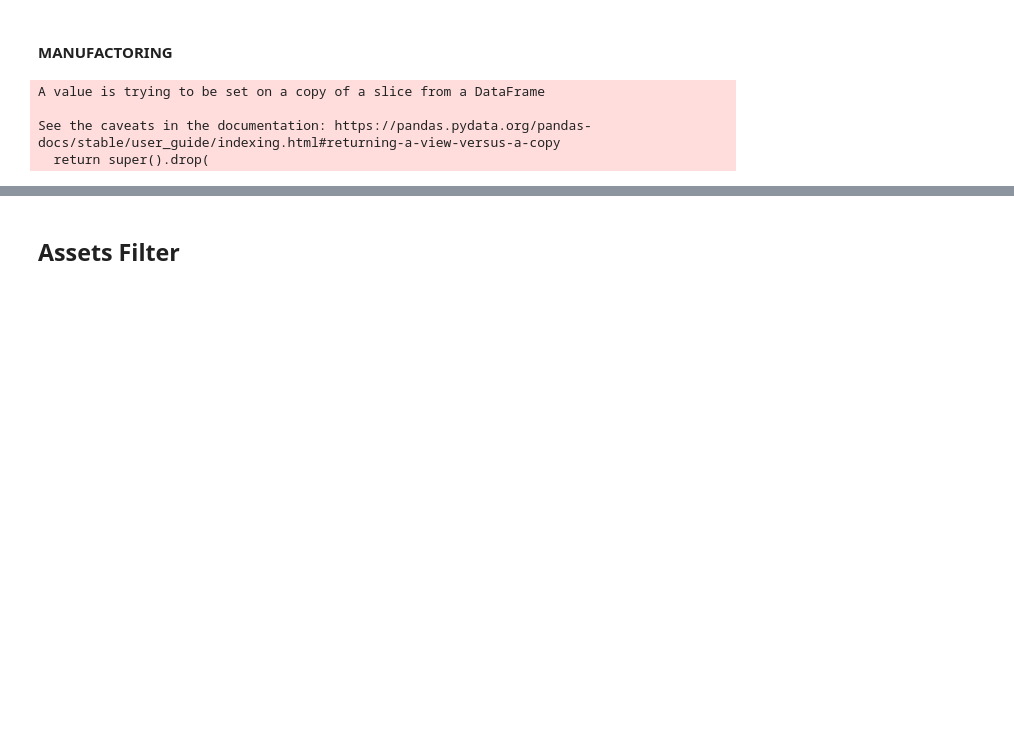
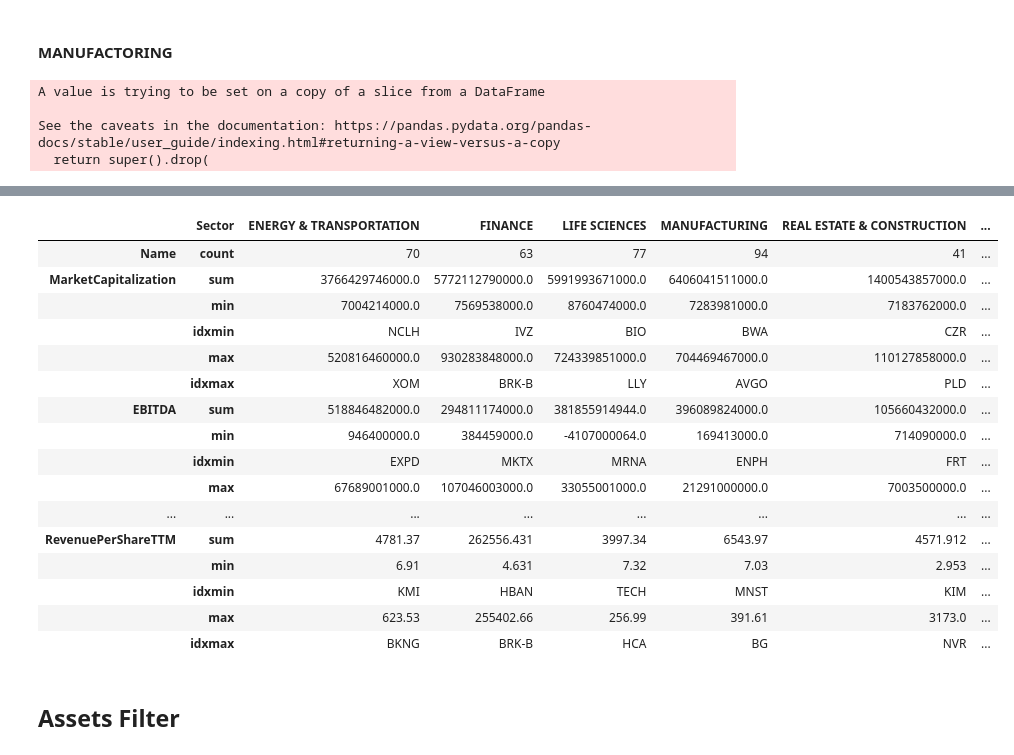
Before and after one commit to fadeeva/stock_market_research, a Jupyter notebook: Portfolio/Asset_Selection.ipynb, the cells around one changed output, grey strips where cells are left out. Saved outputs shown, nothing was run; the diff lists cells and outputs as text; code cells hidden in the pictures; blank space fills up the shorter version.

```diff
--- a/Portfolio/Asset_Selection.ipynb
+++ b/Portfolio/Asset_Selection.ipynb
@@ -1084,3 +1069,23 @@ data.groupby('Sector').agg({'Name': 'count',
+# %%
+summ_pv = pd.DataFrame(columns=summ.index, index=summ.columns, data=summ.to_numpy().transpose())
+# %% [output]
+|  | Sector | ENERGY & TRANSPORTATION | FINANCE | LIFE SCIENCES | MANUFACTURING | REAL ESTATE & CONSTRUCTION | ... |
+| Name | count | 70 | 63 | 77 | 94 | 41 | ... |
+| MarketCapitalization | sum | 3766429746000.0 | 5772112790000.0 | 5991993671000.0 | 6406041511000.0 | 1400543857000.0 | ... |
+|  | min | 7004214000.0 | 7569538000.0 | 8760474000.0 | 7283981000.0 | 7183762000.0 | ... |
+|  | idxmin | NCLH | IVZ | BIO | BWA | CZR | ... |
+|  | max | 520816460000.0 | 930283848000.0 | 724339851000.0 | 704469467000.0 | 110127858000.0 | ... |
+|  | idxmax | XOM | BRK-B | LLY | AVGO | PLD | ... |
+| EBITDA | sum | 518846482000.0 | 294811174000.0 | 381855914944.0 | 396089824000.0 | 105660432000.0 | ... |
+|  | min | 946400000.0 | 384459000.0 | -4107000064.0 | 169413000.0 | 714090000.0 | ... |
+|  | idxmin | EXPD | MKTX | MRNA | ENPH | FRT | ... |
+|  | max | 67689001000.0 | 107046003000.0 | 33055001000.0 | 21291000000.0 | 7003500000.0 | ... |
+| ... | ... | ... | ... | ... | ... | ... | ... |
+| RevenuePerShareTTM | sum | 4781.37 | 262556.431 | 3997.34 | 6543.97 | 4571.912 | ... |
+|  | min | 6.91 | 4.631 | 7.32 | 7.03 | 2.953 | ... |
+|  | idxmin | KMI | HBAN | TECH | MNST | KIM | ... |
+|  | max | 623.53 | 255402.66 | 256.99 | 391.61 | 3173.0 | ... |
+|  | idxmax | BKNG | BRK-B | HCA | BG | NVR | ... |
 # %% [markdown]
 ## Assets Filter
 # %%
```
Also changed, not shown: parts of 8 cells of this notebook.
